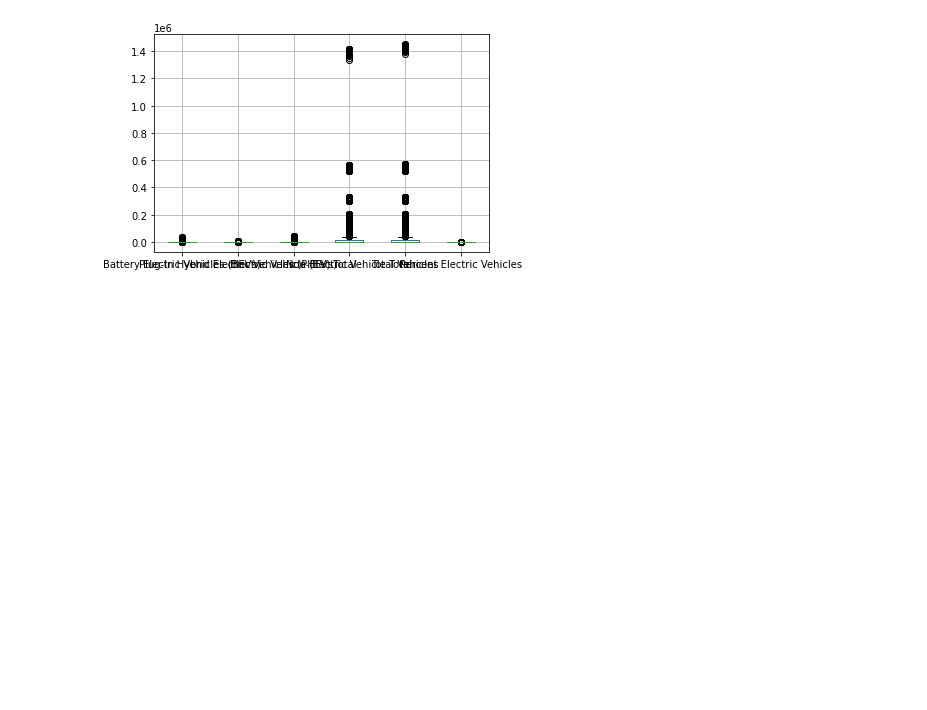
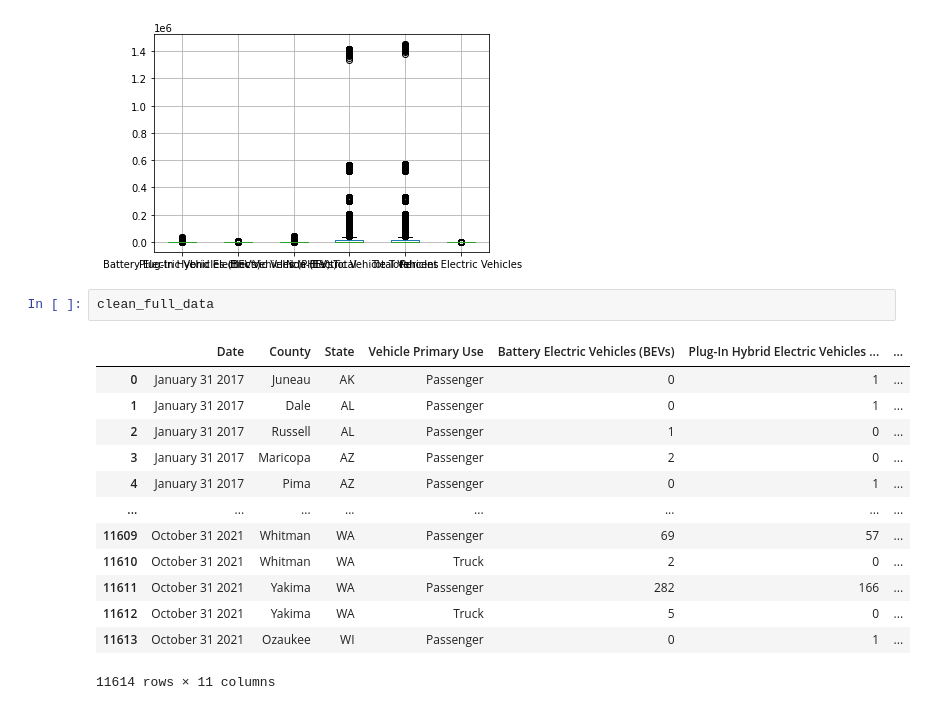
Before and after one commit to hayyyleywin/project-1, a Jupyter notebook: Hay/EV_adoption_overtime.ipynb, the cells around one changed output. Saved outputs shown, nothing was run; the diff lists cells and outputs as text; blank space fills up the shorter version.

```diff
--- a/Hay/EV_adoption_overtime.ipynb
+++ b/Hay/EV_adoption_overtime.ipynb
@@ -131,5 +194,21 @@ clean_full_data.boxplot()
 # %% [output]
 <AxesSubplot:>
 [figure]
+# %%
+clean_full_data
+# %% [output]
+|  | Date | County | State | Vehicle Primary Use | Battery Electric Vehicles (BEVs) | Plug-In Hybrid Electric Vehicles ... | ... |
+| 0 | January 31 2017 | Juneau | AK | Passenger | 0 | 1 | ... |
+| 1 | January 31 2017 | Dale | AL | Passenger | 0 | 1 | ... |
+| 2 | January 31 2017 | Russell | AL | Passenger | 1 | 0 | ... |
+| 3 | January 31 2017 | Maricopa | AZ | Passenger | 2 | 0 | ... |
+| 4 | January 31 2017 | Pima | AZ | Passenger | 0 | 1 | ... |
+| ... | ... | ... | ... | ... | ... | ... | ... |
+| 11609 | October 31 2021 | Whitman | WA | Passenger | 69 | 57 | ... |
+| 11610 | October 31 2021 | Whitman | WA | Truck | 2 | 0 | ... |
+| 11611 | October 31 2021 | Yakima | WA | Passenger | 282 | 166 | ... |
+| 11612 | October 31 2021 | Yakima | WA | Truck | 5 | 0 | ... |
+| 11613 | October 31 2021 | Ozaukee | WI | Passenger | 0 | 1 | ... |
+11614 rows × 11 columns
 # %%
 #correlation
```
Also changed, not shown: parts of 6 cells of this notebook, 2 other files.
